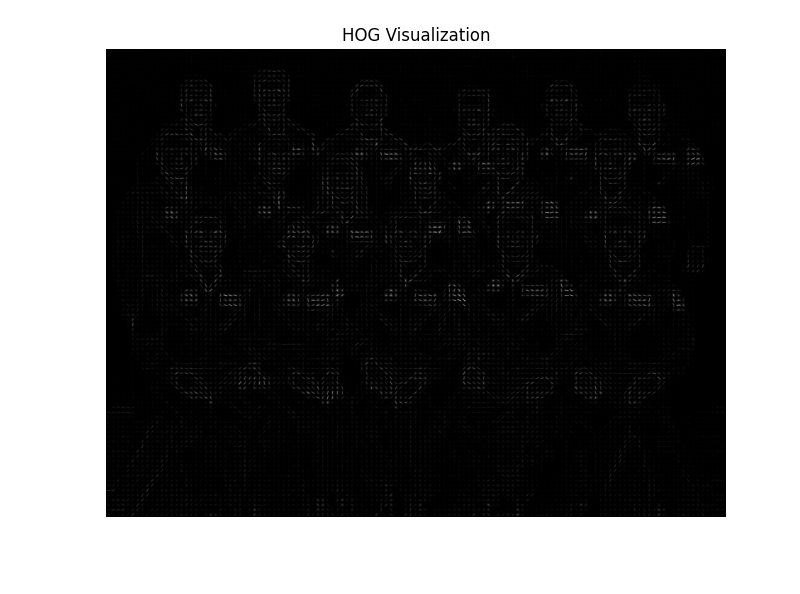
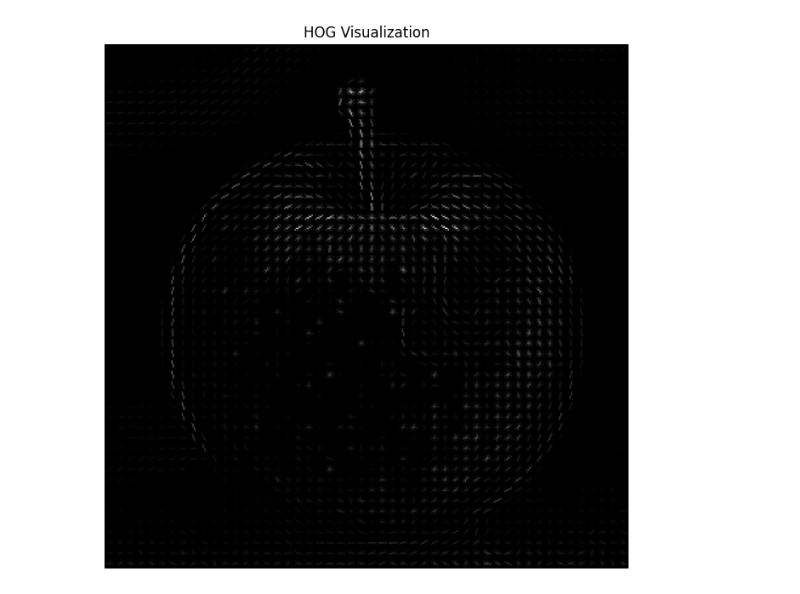
Before and after one commit to SailorJens/CV_Uni_Module, a Jupyter notebook: 5_11_FaceDetection_JensSegler.ipynb, the cells around one changed output. Drawn from its saved outputs; the diff is of its cells as text; code cells hidden in the pictures; blank space fills up the shorter version.

```diff
--- a/5_11_FaceDetection_JensSegler.ipynb
+++ b/5_11_FaceDetection_JensSegler.ipynb
@@ -7,27 +7,28 @@ from sklearn.svm import SVC
 # %%
 from skimage import io, color
 from skimage.feature import hog
 # Load image
-image = io.imread("NASA_Astronaut_Group_18.jpg")
+#image = io.imread("NASA_Astronaut_Group_18.jpg")
+image = io.imread("apple.jpg")
 
 # Convert to grayscale (HOG works on single channel)
 gray = color.rgb2gray(image)
 
 # Compute HOG and visualization
 features, hog_image = hog(
     gray,
     orientations=9,
     pixels_per_cell=(8, 8),
     cells_per_block=(2, 2),
     block_norm='L2-Hys',
     visualize=True
 )
 
 # Display
 plt.figure(figsize=(8, 8))
 plt.imshow(hog_image, cmap='gray')
 plt.axis('off')
 plt.title("HOG Visualization")
 plt.show()
 # %% [output]
-[figure, old version]
+[figure, new version]
```
Also changed, not shown: 1 other file.
